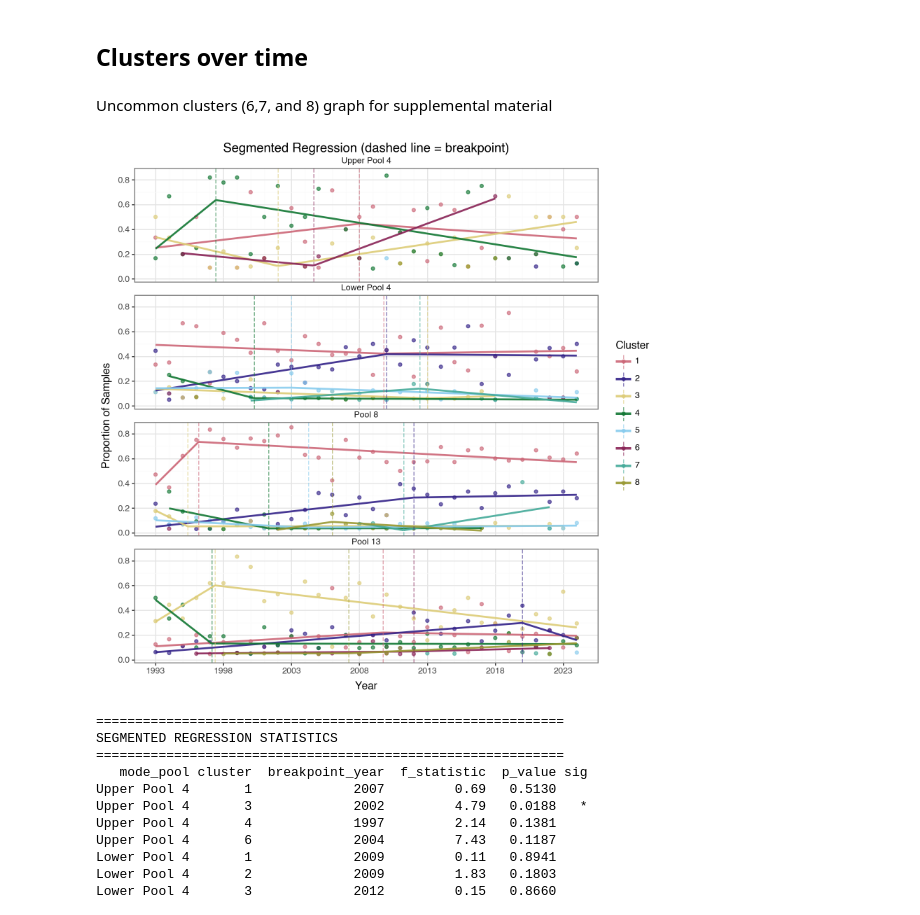
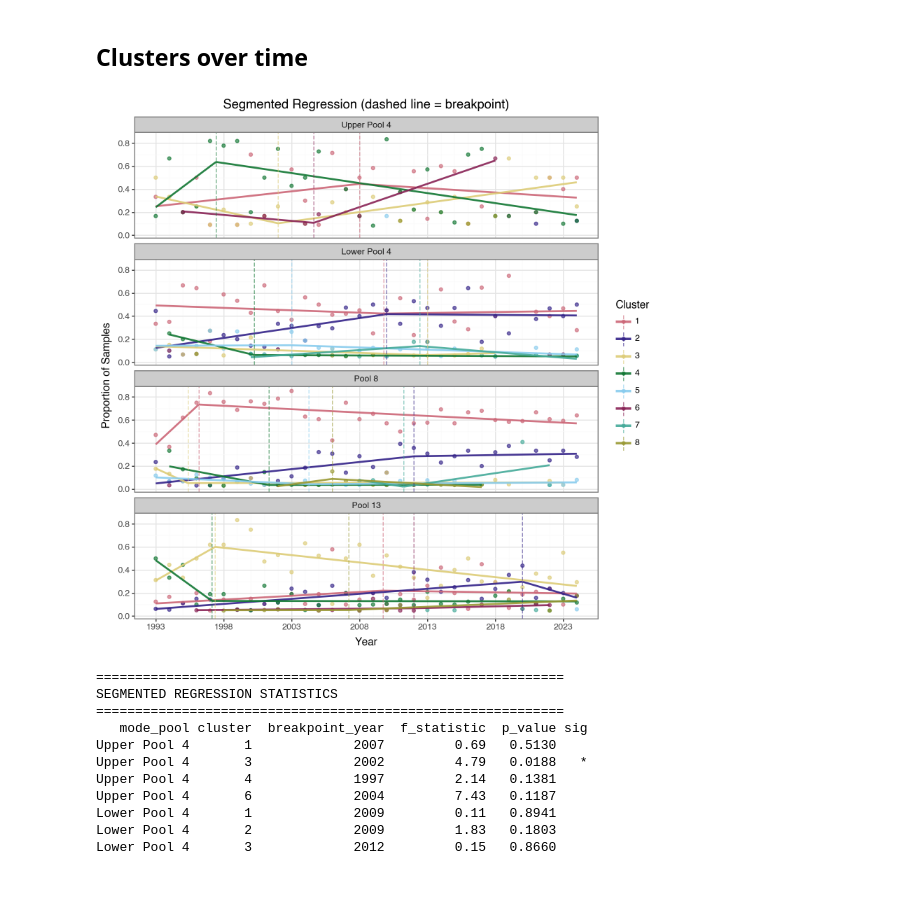
Before and after one commit to jppeirce/ltrm_fish, a Jupyter notebook: 3cluster_visualization.ipynb, the cells around one changed output. Saved outputs shown, nothing was run; the diff lists cells and outputs as text; code cells hidden in the pictures; blank space fills up the shorter version.

```diff
--- a/3cluster_visualization.ipynb
+++ b/3cluster_visualization.ipynb
@@ -414,8 +414,6 @@ for (pool, cluster), grp in cluster_time_pool_lt5.groupby(['mode_pool', 'cluster
 # Convert to DataFrames
 segmented_results_df = pd.DataFrame(results).sort_values(['mode_pool', 'cluster'])
 fitted_values_df = pd.DataFrame(fitted_data)
-# %% [markdown]
-Uncommon clusters (6,7, and 8) graph for supplemental material
 # %%
 import numpy as np
 import pandas as pd
@@ -578,35 +576,35 @@ p = (
     geom_point(size=1.5, alpha=0.65) +
     geom_segment(
         data=segments_df,
         mapping=aes(x='x', y='y', xend='xend', yend='yend', color='cluster'),
         inherit_aes=False,
         size=1.1,
         alpha=0.9
     ) +
     geom_vline(
         data=breakpoint_data,
         mapping=aes(xintercept='breakpoint_year', color='cluster'),
         linetype='dashed',
         alpha=0.55,
         size=0.6
     ) +
     facet_wrap('~mode_pool', ncol=1) +
     scale_x_continuous(minor_breaks=range(1993, 2024, 1), breaks=range(1993, 2024, 5)) +
     scale_color_manual(values=CB_PALETTE) +
     labs(
         x='Year',
         y='Proportion of Samples',
         color='Cluster',
         title='Segmented Regression (dashed line = breakpoint)'
     ) +
     theme_bw() +
-    theme(figure_size=(8, 8), strip_background=element_blank())
+    theme(figure_size=(8, 8))
 )
 
 p.save('segmented_regression_clusters.jpg', dpi=300, verbose=False)
 p.show()
 # %% [output]
-[figure, old version]
+[figure, new version]
 # %%
 # Create formatted table with F-stat and p-value
 stats_table = segmented_results_df[['mode_pool', 'cluster', 'breakpoint_year',
```
Also changed, not shown: parts of 5 cells of this notebook, 4 other files.
